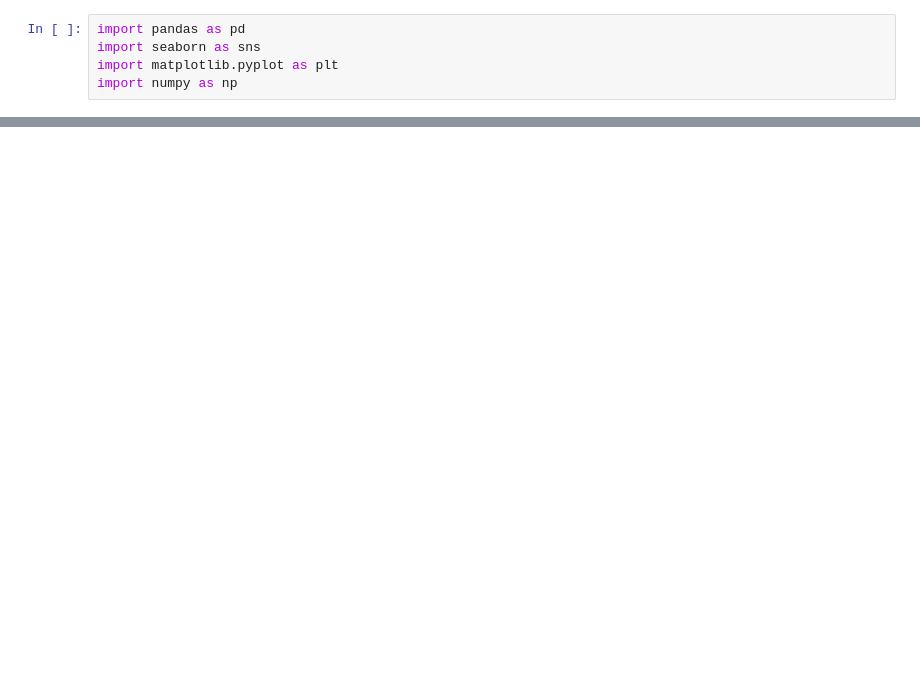
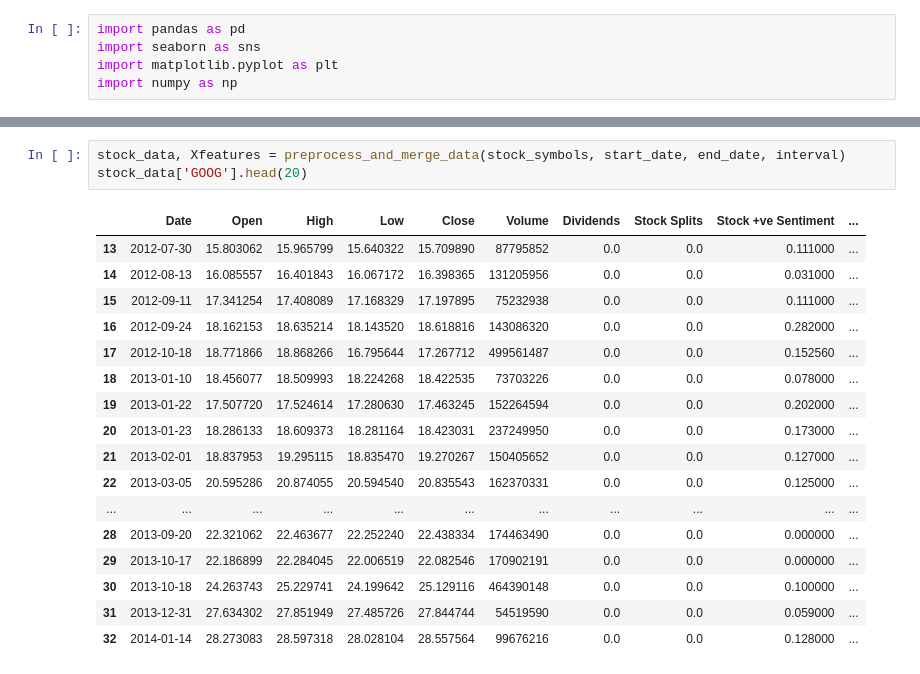
Before and after one commit to rishabhtyagi989/SIGNS_2024, a Jupyter notebook: stock_data_expl.ipynb, the cells around one changed output, grey strips where cells are left out. Drawn from its saved outputs; the diff is of its cells as text; blank space fills up the shorter version.

```diff
--- a/stock_data_expl.ipynb
+++ b/stock_data_expl.ipynb
@@ -205,3 +88,24 @@ Index(['Date', 'Open', 'High', 'Low', 'Close', 'Volume', 'Dividends',
+# %%
+stock_data, Xfeatures = preprocess_and_merge_data(stock_symbols, start_date, end_date, interval)
+stock_data['GOOG'].head(20)
+# %% [output]
+|  | Date | Open | High | Low | Close | Volume | Dividends | Stock Splits | Stock +ve Sentiment | ... |
+| 13 | 2012-07-30 | 15.803062 | 15.965799 | 15.640322 | 15.709890 | 87795852 | 0.0 | 0.0 | 0.111000 | ... |
+| 14 | 2012-08-13 | 16.085557 | 16.401843 | 16.067172 | 16.398365 | 131205956 | 0.0 | 0.0 | 0.031000 | ... |
+| 15 | 2012-09-11 | 17.341254 | 17.408089 | 17.168329 | 17.197895 | 75232938 | 0.0 | 0.0 | 0.111000 | ... |
+| 16 | 2012-09-24 | 18.162153 | 18.635214 | 18.143520 | 18.618816 | 143086320 | 0.0 | 0.0 | 0.282000 | ... |
+| 17 | 2012-10-18 | 18.771866 | 18.868266 | 16.795644 | 17.267712 | 499561487 | 0.0 | 0.0 | 0.152560 | ... |
+| 18 | 2013-01-10 | 18.456077 | 18.509993 | 18.224268 | 18.422535 | 73703226 | 0.0 | 0.0 | 0.078000 | ... |
+| 19 | 2013-01-22 | 17.507720 | 17.524614 | 17.280630 | 17.463245 | 152264594 | 0.0 | 0.0 | 0.202000 | ... |
+| 20 | 2013-01-23 | 18.286133 | 18.609373 | 18.281164 | 18.423031 | 237249950 | 0.0 | 0.0 | 0.173000 | ... |
+| 21 | 2013-02-01 | 18.837953 | 19.295115 | 18.835470 | 19.270267 | 150405652 | 0.0 | 0.0 | 0.127000 | ... |
+| 22 | 2013-03-05 | 20.595286 | 20.874055 | 20.594540 | 20.835543 | 162370331 | 0.0 | 0.0 | 0.125000 | ... |
+| ... | ... | ... | ... | ... | ... | ... | ... | ... | ... | ... |
+| 28 | 2013-09-20 | 22.321062 | 22.463677 | 22.252240 | 22.438334 | 174463490 | 0.0 | 0.0 | 0.000000 | ... |
+| 29 | 2013-10-17 | 22.186899 | 22.284045 | 22.006519 | 22.082546 | 170902191 | 0.0 | 0.0 | 0.000000 | ... |
+| 30 | 2013-10-18 | 24.263743 | 25.229741 | 24.199642 | 25.129116 | 464390148 | 0.0 | 0.0 | 0.100000 | ... |
+| 31 | 2013-12-31 | 27.634302 | 27.851949 | 27.485726 | 27.844744 | 54519590 | 0.0 | 0.0 | 0.059000 | ... |
+| 32 | 2014-01-14 | 28.273083 | 28.597318 | 28.028104 | 28.557564 | 99676216 | 0.0 | 0.0 | 0.128000 | ... |
 # %%
 
 
```
Also changed, not shown: parts of 11 cells of this notebook, 1 other file.
